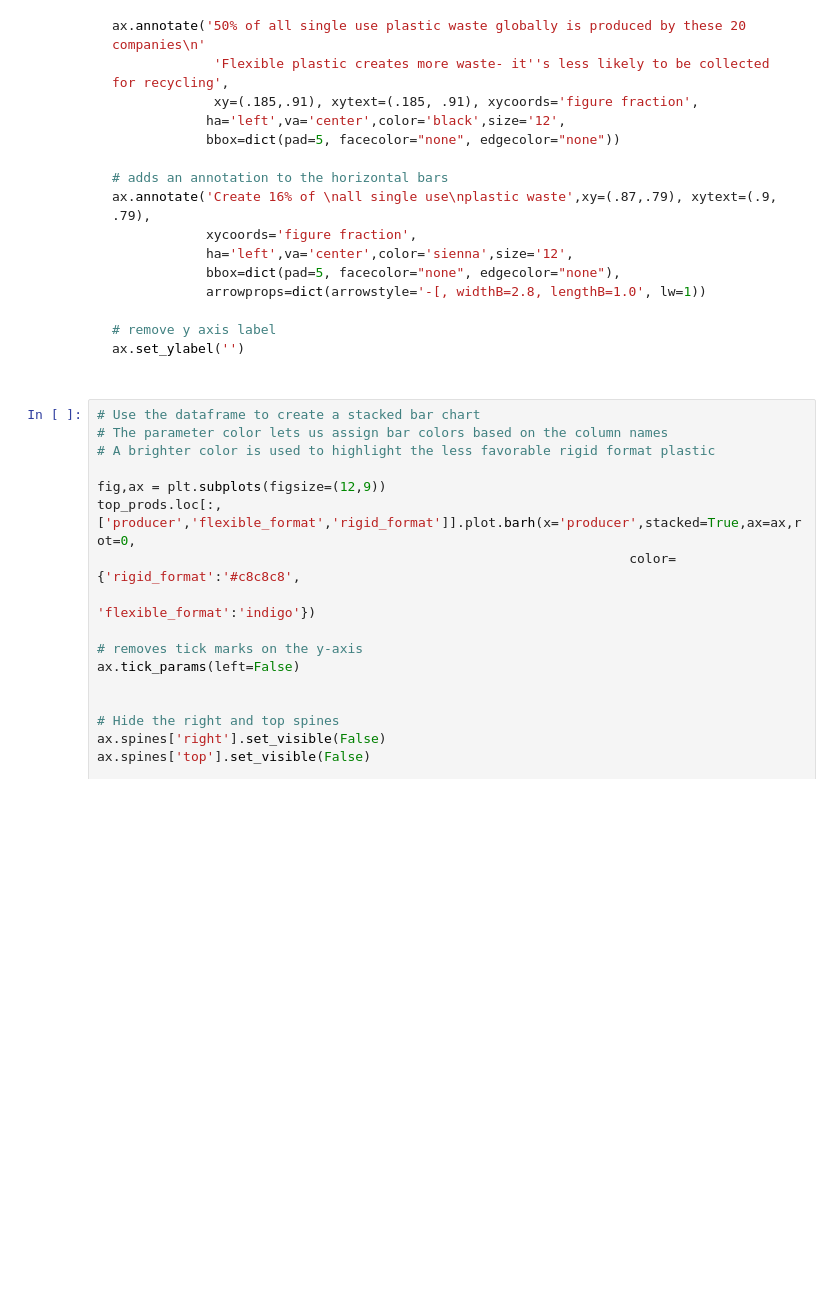
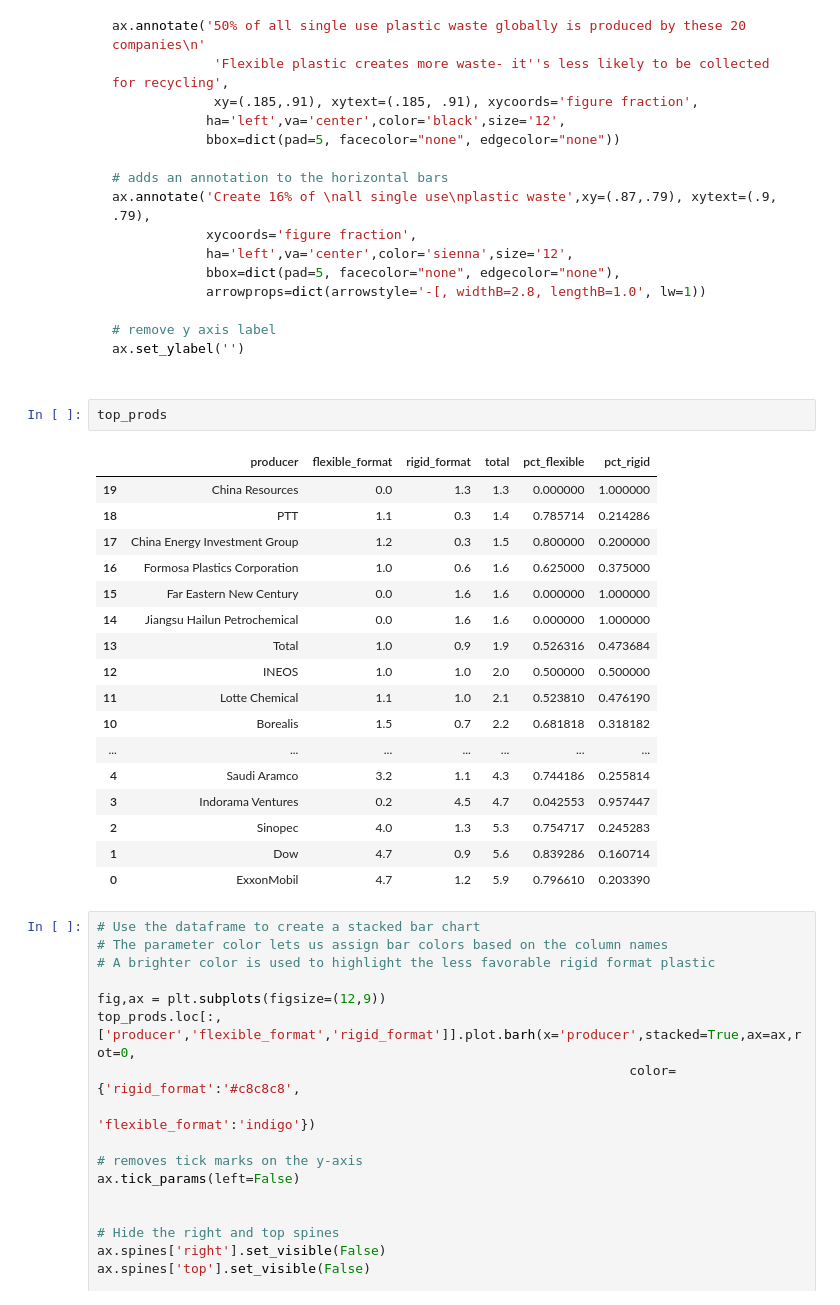
Before and after one commit to NicoleRL25/data-viz, a Jupyter notebook: makeover_monday/code/mom_plastic_waste.ipynb, the cells around one changed output. Drawn from its saved outputs; the diff is of its cells as text; blank space fills up the shorter version.

````diff
--- a/makeover_monday/code/mom_plastic_waste.ipynb
+++ b/makeover_monday/code/mom_plastic_waste.ipynb
@@ -133,6 +133,26 @@ ax.annotate('Create 16% of \nall single use\nplastic waste',xy=(.87,.79), xytext
 ax.set_ylabel('')
 
 ```
+# %%
+top_prods
+# %% [output]
+|  | producer | flexible_format | rigid_format | total | pct_flexible | pct_rigid |
+| 19 | China Resources | 0.0 | 1.3 | 1.3 | 0.000000 | 1.000000 |
+| 18 | PTT | 1.1 | 0.3 | 1.4 | 0.785714 | 0.214286 |
+| 17 | China Energy Investment Group | 1.2 | 0.3 | 1.5 | 0.800000 | 0.200000 |
+| 16 | Formosa Plastics Corporation | 1.0 | 0.6 | 1.6 | 0.625000 | 0.375000 |
+| 15 | Far Eastern New Century | 0.0 | 1.6 | 1.6 | 0.000000 | 1.000000 |
+| 14 | Jiangsu Hailun Petrochemical | 0.0 | 1.6 | 1.6 | 0.000000 | 1.000000 |
+| 13 | Total | 1.0 | 0.9 | 1.9 | 0.526316 | 0.473684 |
+| 12 | INEOS | 1.0 | 1.0 | 2.0 | 0.500000 | 0.500000 |
+| 11 | Lotte Chemical | 1.1 | 1.0 | 2.1 | 0.523810 | 0.476190 |
+| 10 | Borealis | 1.5 | 0.7 | 2.2 | 0.681818 | 0.318182 |
+| ... | ... | ... | ... | ... | ... | ... |
+| 4 | Saudi Aramco | 3.2 | 1.1 | 4.3 | 0.744186 | 0.255814 |
+| 3 | Indorama Ventures | 0.2 | 4.5 | 4.7 | 0.042553 | 0.957447 |
+| 2 | Sinopec | 4.0 | 1.3 | 5.3 | 0.754717 | 0.245283 |
+| 1 | Dow | 4.7 | 0.9 | 5.6 | 0.839286 | 0.160714 |
+| 0 | ExxonMobil | 4.7 | 1.2 | 5.9 | 0.796610 | 0.203390 |
 # %%
 # Use the dataframe to create a stacked bar chart
 # The parameter color lets us assign bar colors based on the column names
````
Also changed, not shown: 10 other files.
